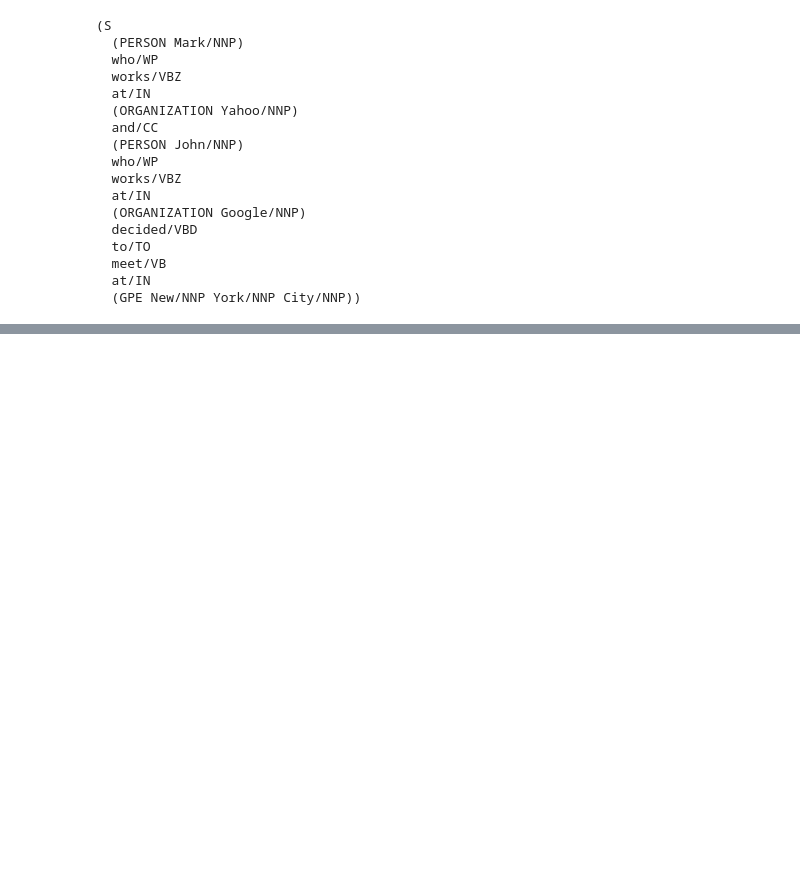
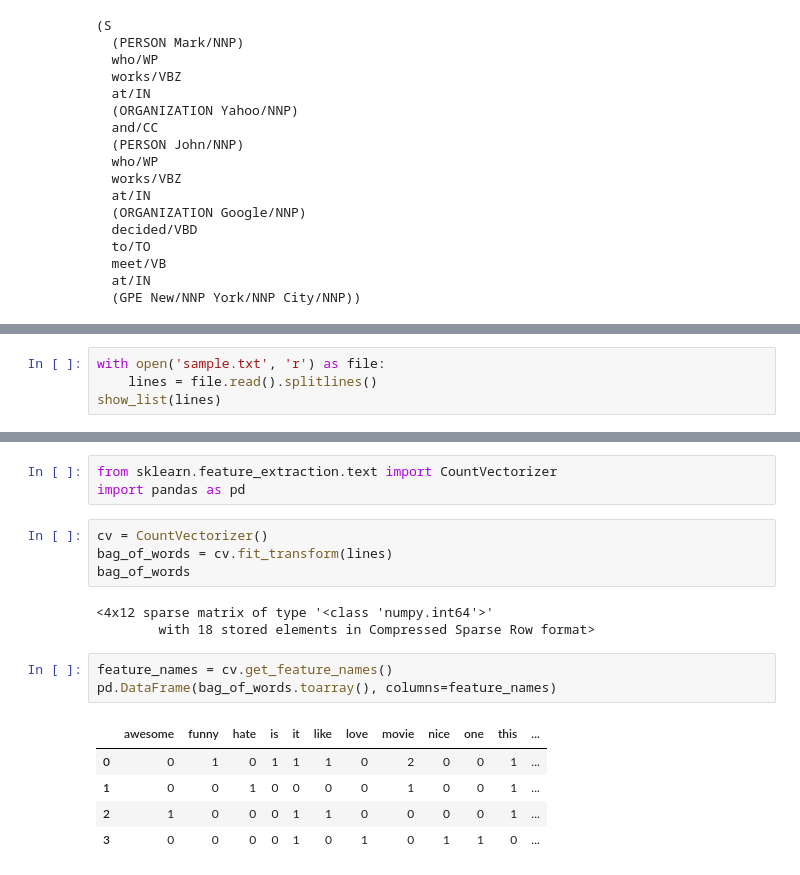
Before and after one commit to coding-Benny/compiler, a Jupyter notebook: NLTK/Practice1.ipynb, the cells around one changed output, grey strips where cells are left out. Cells and saved outputs as stored; diff of their text form; blank space fills up the shorter version.

Commit message:
🎒 Bag of words & TF-IDF

```diff
--- a/NLTK/Practice1.ipynb
+++ b/NLTK/Practice1.ipynb
@@ -583,0 +590,4 @@ print(ne)
+# %%
+with open('sample.txt', 'r') as file:
+    lines = file.read().splitlines()
+show_list(lines)
@@ -583,0 +603,19 @@ print(ne)
+# %%
+from sklearn.feature_extraction.text import CountVectorizer
+import pandas as pd
+# %%
+cv = CountVectorizer()
+bag_of_words = cv.fit_transform(lines)
+bag_of_words
+# %% [output]
+<4x12 sparse matrix of type '<class 'numpy.int64'>'
+        with 18 stored elements in Compressed Sparse Row format>
+# %%
+feature_names = cv.get_feature_names()
+pd.DataFrame(bag_of_words.toarray(), columns=feature_names)
+# %% [output]
+|  | awesome | funny | hate | is | it | like | love | movie | nice | one | this | ... |
+| 0 | 0 | 1 | 0 | 1 | 1 | 1 | 0 | 2 | 0 | 0 | 1 | ... |
+| 1 | 0 | 0 | 1 | 0 | 0 | 0 | 0 | 1 | 0 | 0 | 1 | ... |
+| 2 | 1 | 0 | 0 | 0 | 1 | 1 | 0 | 0 | 0 | 0 | 1 | ... |
+| 3 | 0 | 0 | 0 | 0 | 1 | 0 | 1 | 0 | 1 | 1 | 0 | ... |
```
Also changed, not shown: parts of 8 cells of this notebook, 1 other file.
